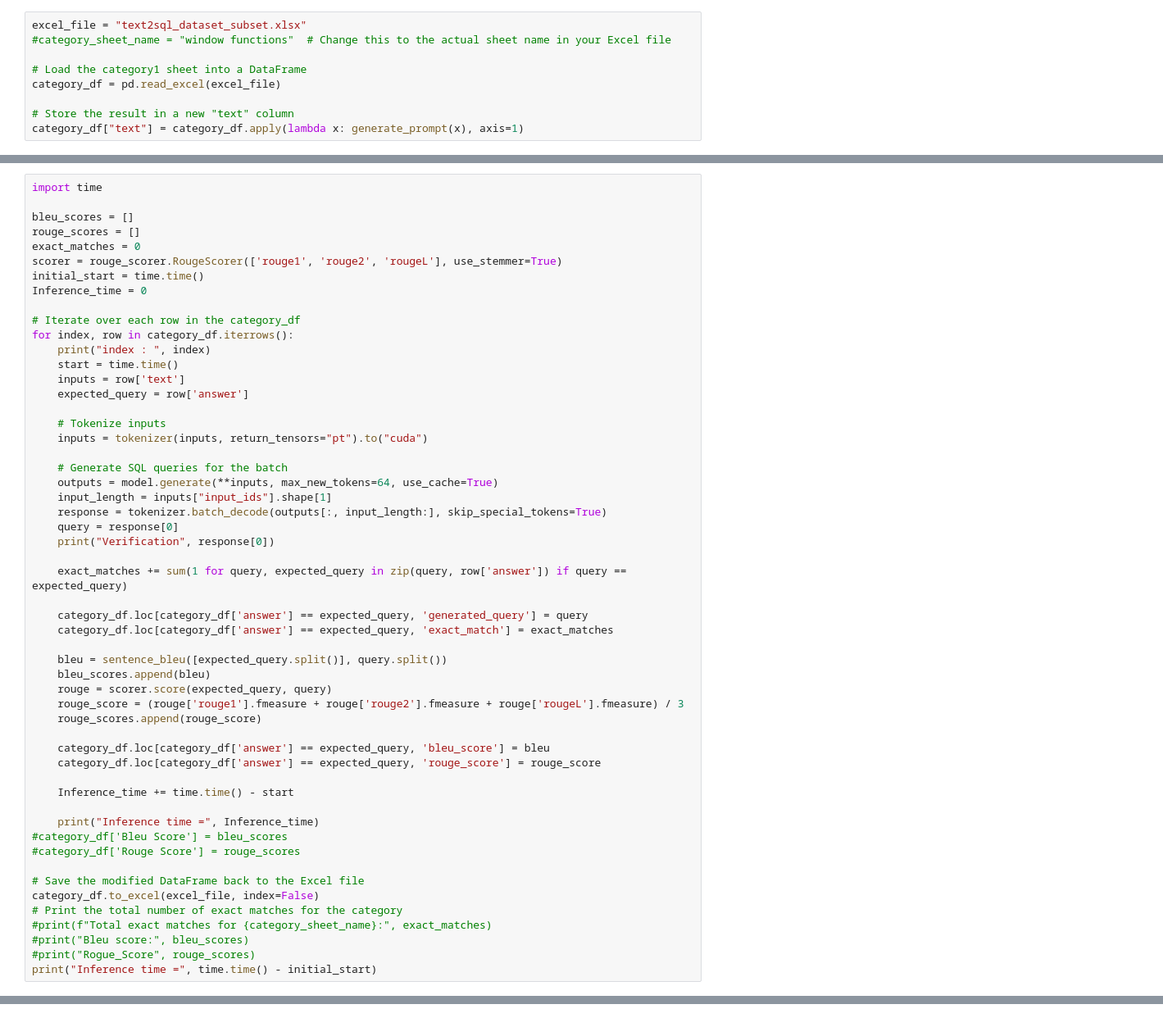
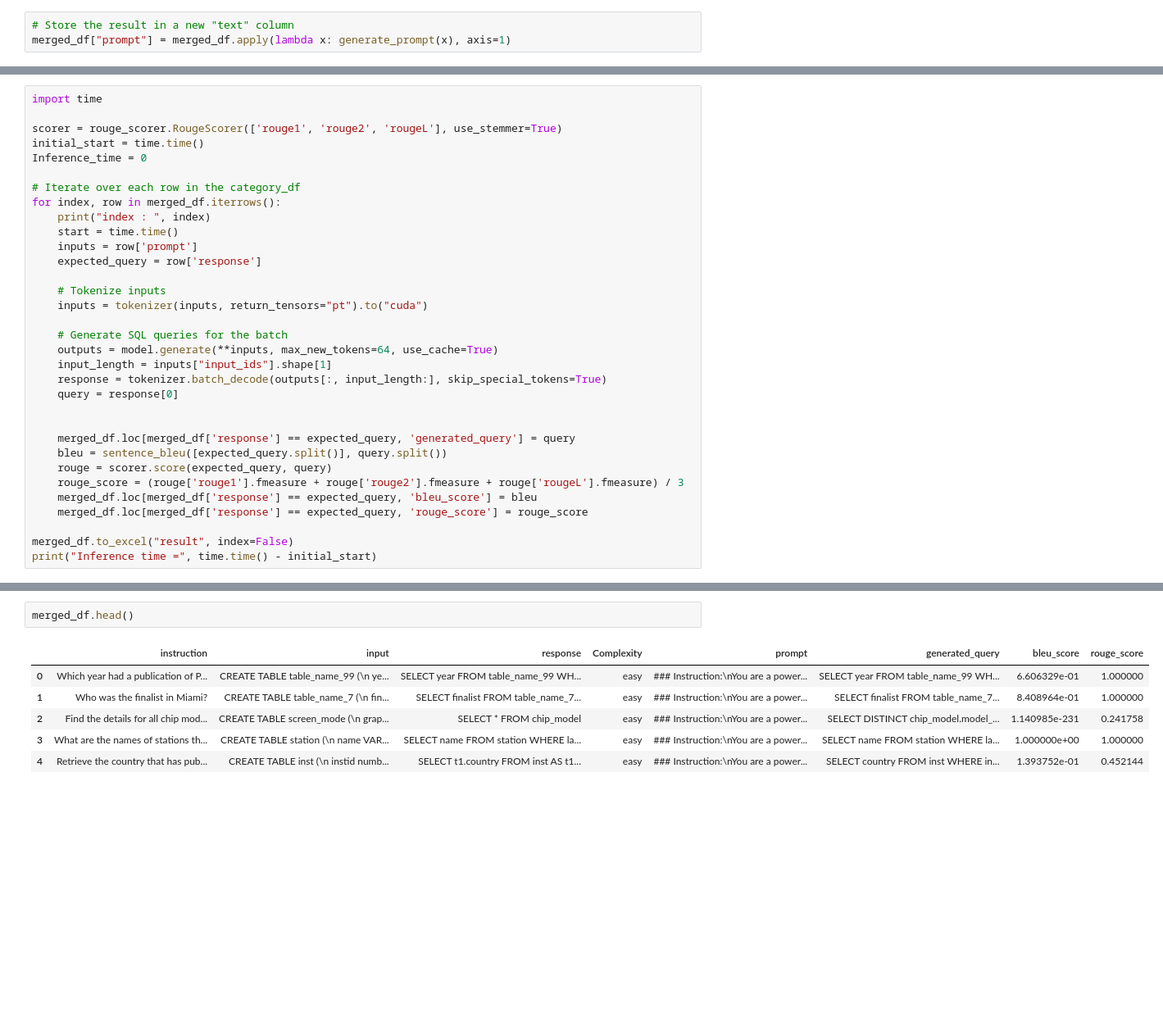
Before and after one commit to SupriyaUpadhyaya/SQLAssist-Text2Sql-Translator, a Jupyter notebook: notebooks/evaluation.ipynb, the cells around one changed output, grey strips where cells are left out. Shown at 82% size. Drawn from its saved outputs; the diff is of its cells as text; blank space fills up the shorter version.

```diff
--- a/notebooks/evaluation.ipynb
+++ b/notebooks/evaluation.ipynb
@@ -93,12 +94,6 @@ Exported dataset subset to text2sql_dataset_subset.xlsx
 # %%
-excel_file = "text2sql_dataset_subset.xlsx"
-#category_sheet_name = "window functions"  # Change this to the actual sheet name in your Excel file
-
-# Load the category1 sheet into a DataFrame
-category_df = pd.read_excel(excel_file)
-
 # Store the result in a new "text" column
-category_df["text"] = category_df.apply(lambda x: generate_prompt(x), axis=1)
+merged_df["prompt"] = merged_df.apply(lambda x: generate_prompt(x), axis=1)
 # %%
 tokenizer = AutoTokenizer.from_pretrained("basavaraj/text2sql-Llama3-8b")
 model = LlamaForCausalLM.from_pretrained(
@@ -109,19 +104,16 @@ FastLanguageModel.for_inference(model)
 # %%
 import time
 
-bleu_scores = []
-rouge_scores = []
-exact_matches = 0
 scorer = rouge_scorer.RougeScorer(['rouge1', 'rouge2', 'rougeL'], use_stemmer=True)
 initial_start = time.time()
 Inference_time = 0
 
 # Iterate over each row in the category_df
-for index, row in category_df.iterrows():
+for index, row in merged_df.iterrows():
     print("index : ", index)
     start = time.time()
-    inputs = row['text']
-    expected_query = row['answer']
+    inputs = row['prompt']
+    expected_query = row['response']
 
     # Tokenize inputs
     inputs = tokenizer(inputs, return_tensors="pt").to("cuda")
@@ -131,32 +123,14 @@ for index, row in category_df.iterrows():
     input_length = inputs["input_ids"].shape[1]
     response = tokenizer.batch_decode(outputs[:, input_length:], skip_special_tokens=True)
     query = response[0]
-    print("Verification", response[0])
 
-    exact_matches += sum(1 for query, expected_query in zip(query, row['answer']) if query == expected_query)
 
-    category_df.loc[category_df['answer'] == expected_query, 'generated_query'] = query
-    category_df.loc[category_df['answer'] == expected_query, 'exact_match'] = exact_matches
-
+    merged_df.loc[merged_df['response'] == expected_query, 'generated_query'] = query
     bleu = sentence_bleu([expected_query.split()], query.split())
-    bleu_scores.append(bleu)
     rouge = scorer.score(expected_query, query)
     rouge_score = (rouge['rouge1'].fmeasure + rouge['rouge2'].fmeasure + rouge['rougeL'].fmeasure) / 3
-    rouge_scores.append(rouge_score)
+    merged_df.loc[merged_df['response'] == expected_query, 'bleu_score'] = bleu
+    merged_df.loc[merged_df['response'] == expected_query, 'rouge_score'] = rouge_score
 
-    category_df.loc[category_df['answer'] == expected_query, 'bleu_score'] = bleu
-    category_df.loc[category_df['answer'] == expected_query, 'rouge_score'] = rouge_score
-
-    Inference_time += time.time() - start
-
-    print("Inference time =", Inference_time)
-#category_df['Bleu Score'] = bleu_scores
-#category_df['Rouge Score'] = rouge_scores
-
-# Save the modified DataFrame back to the Excel file
-category_df.to_excel(excel_file, index=False)
-# Print the total number of exact matches for the category
-#print(f"Total exact matches for {category_sheet_name}:", exact_matches)
-#print("Bleu score:", bleu_scores)
-#print("Rogue_Score", rouge_scores)
+merged_df.to_excel("result", index=False)
 print("Inference time =", time.time() - initial_start)
@@ -212 +137,10 @@ index :  5
+# %%
+merged_df.head()
+# %% [output]
+|  | instruction | input | response | Complexity | prompt | generated_query | bleu_score | rouge_score |
+| 0 | Which year had a publication of P... | CREATE TABLE table_name_99 (\n ye... | SELECT year FROM table_name_99 WH... | easy | ### Instruction:\nYou are a power... | SELECT year FROM table_name_99 WH... | 6.606329e-01 | 1.000000 |
+| 1 | Who was the finalist in Miami? | CREATE TABLE table_name_7 (\n fin... | SELECT finalist FROM table_name_7... | easy | ### Instruction:\nYou are a power... | SELECT finalist FROM table_name_7... | 8.408964e-01 | 1.000000 |
+| 2 | Find the details for all chip mod... | CREATE TABLE screen_mode (\n grap... | SELECT * FROM chip_model | easy | ### Instruction:\nYou are a power... | SELECT DISTINCT chip_model.model_... | 1.140985e-231 | 0.241758 |
+| 3 | What are the names of stations th... | CREATE TABLE station (\n name VAR... | SELECT name FROM station WHERE la... | easy | ### Instruction:\nYou are a power... | SELECT name FROM station WHERE la... | 1.000000e+00 | 1.000000 |
+| 4 | Retrieve the country that has pub... | CREATE TABLE inst (\n instid numb... | SELECT t1.country FROM inst AS t1... | easy | ### Instruction:\nYou are a power... | SELECT country FROM inst WHERE in... | 1.393752e-01 | 0.452144 |
 # %%
```
Also changed, not shown: parts of 19 cells of this notebook, 3 other files.
